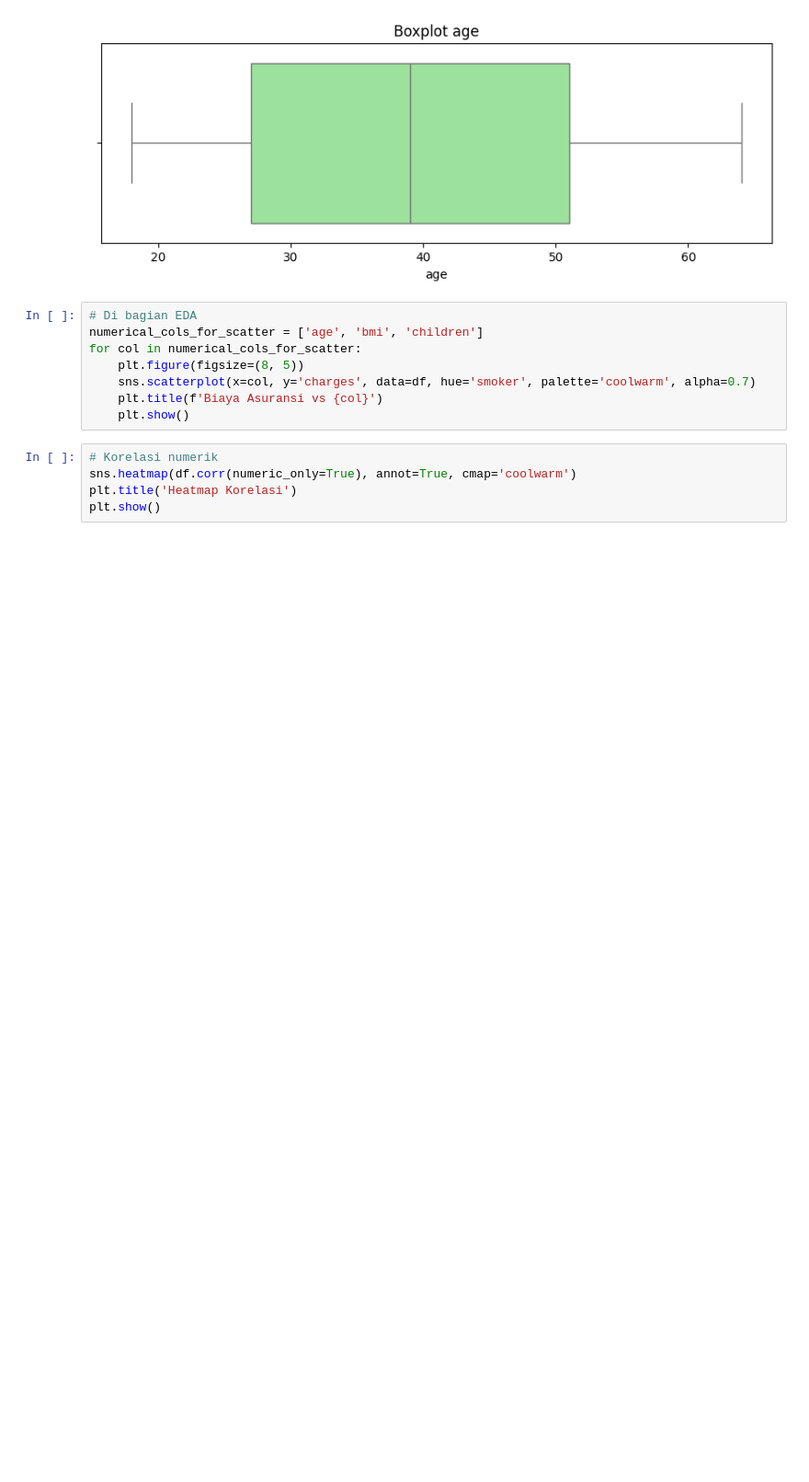
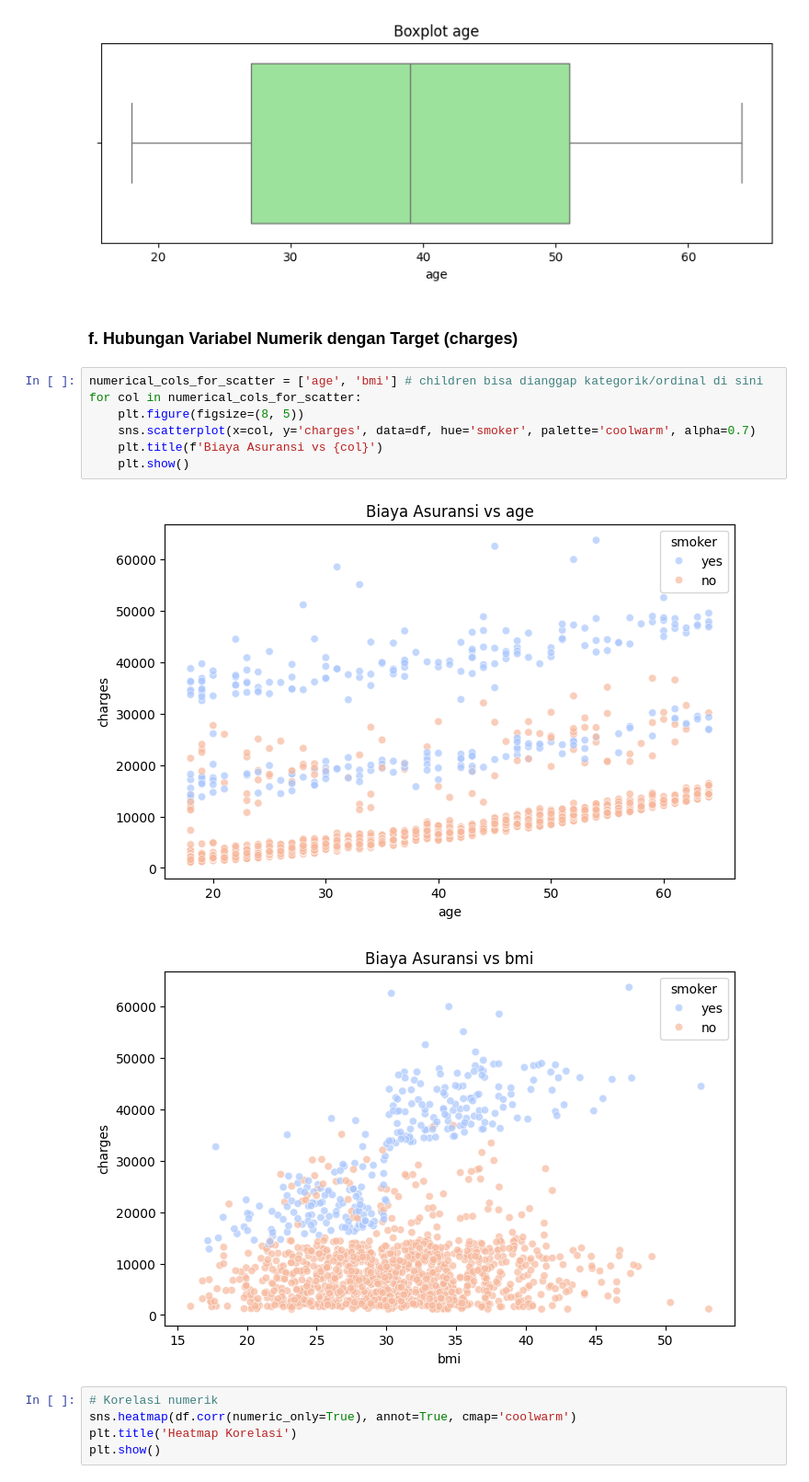
Before and after one commit to notnsas/data-science-application-college-task, a Jupyter notebook: ADS_P8.ipynb, the cells around one changed output. Shown at 92% size. Cells and saved outputs as stored; diff of their text form; blank space fills up the shorter version.

Commit message:
Hubungan Variabel Numerik dengan Target (charges)

```diff
--- a/ADS_P8.ipynb
+++ b/ADS_P8.ipynb
@@ -285,14 +285,18 @@ max        64.000000
 Name: age, dtype: float64
 [figure]
 [figure]
+# %% [markdown]
+### **f. Hubungan Variabel Numerik dengan Target (charges)**
 # %%
-# Di bagian EDA
-numerical_cols_for_scatter = ['age', 'bmi', 'children']
+numerical_cols_for_scatter = ['age', 'bmi'] # children bisa dianggap kategorik/ordinal di sini
 for col in numerical_cols_for_scatter:
     plt.figure(figsize=(8, 5))
     sns.scatterplot(x=col, y='charges', data=df, hue='smoker', palette='coolwarm', alpha=0.7)
     plt.title(f'Biaya Asuransi vs {col}')
     plt.show()
+# %% [output]
+[figure, added]
+[figure, added]
 # %%
 # Korelasi numerik
 sns.heatmap(df.corr(numeric_only=True), annot=True, cmap='coolwarm')
```
Also changed, not shown: parts of 5 cells of this notebook.
